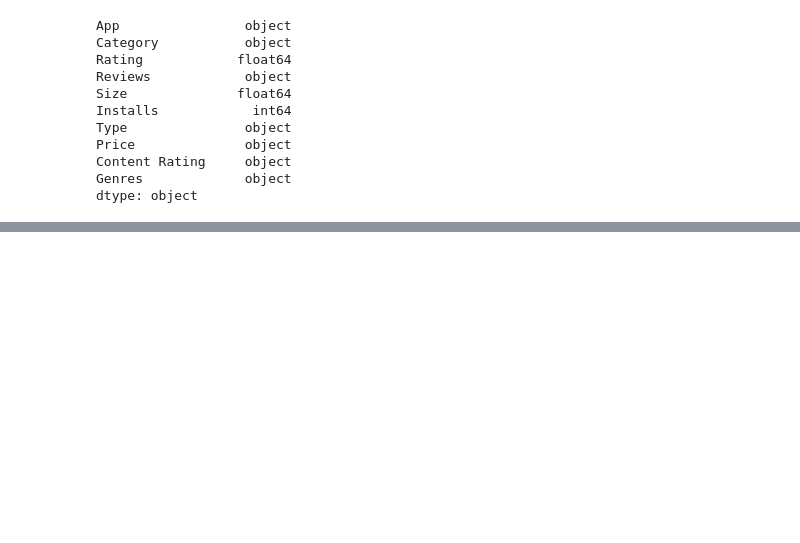
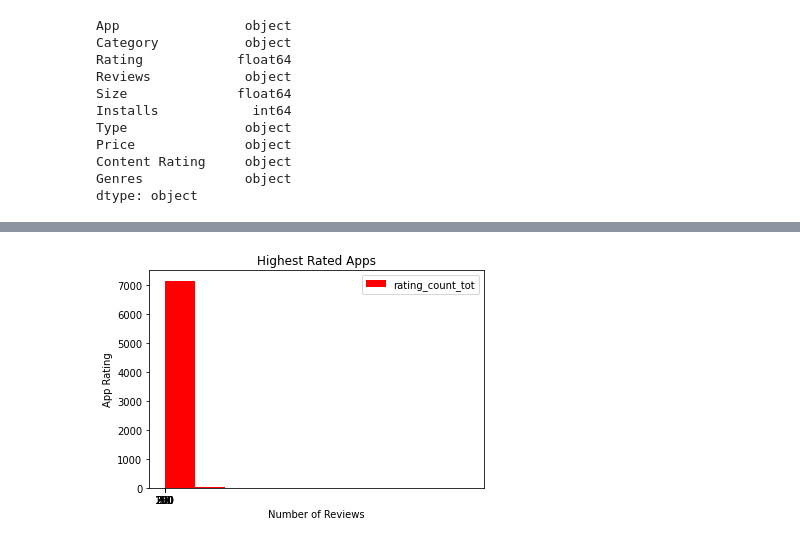
Before and after one commit to IvanCampos11/Build-Week-Project, a Jupyter notebook: Build_Week_Project.ipynb, the cells around one changed output, grey strips where cells are left out. Cells and saved outputs as stored; diff of their text form; code cells hidden in the pictures; blank space fills up the shorter version.

```diff
--- a/Build_Week_Project.ipynb
+++ b/Build_Week_Project.ipynb
@@ -155,0 +165,2 @@ dtype: object
+# %%
+apple['cont_rating'] = apple['cont_rating'].str.replace('+', '')
@@ -155,0 +176,2 @@ dtype: object
+# %%
+apple['cont_rating'] = apple['cont_rating'].astype(int)
@@ -155,0 +191,12 @@ dtype: object
+# %%
+apple['size_bytes'] = apple['size_bytes'].astype(float)
+# %%
+apple.plot(kind='hist',x='user_rating',y='rating_count_tot',color='red')
+plt.title('Highest Rated Apps')
+plt.xlabel('Number of Reviews')
+plt.ylabel('App Rating')
+plt.xticks([0,50, 100, 150, 200,250,300])
+
+plt.show()
+# %% [output]
+[figure, added]
```
Also changed, not shown: parts of 3 cells of this notebook.
